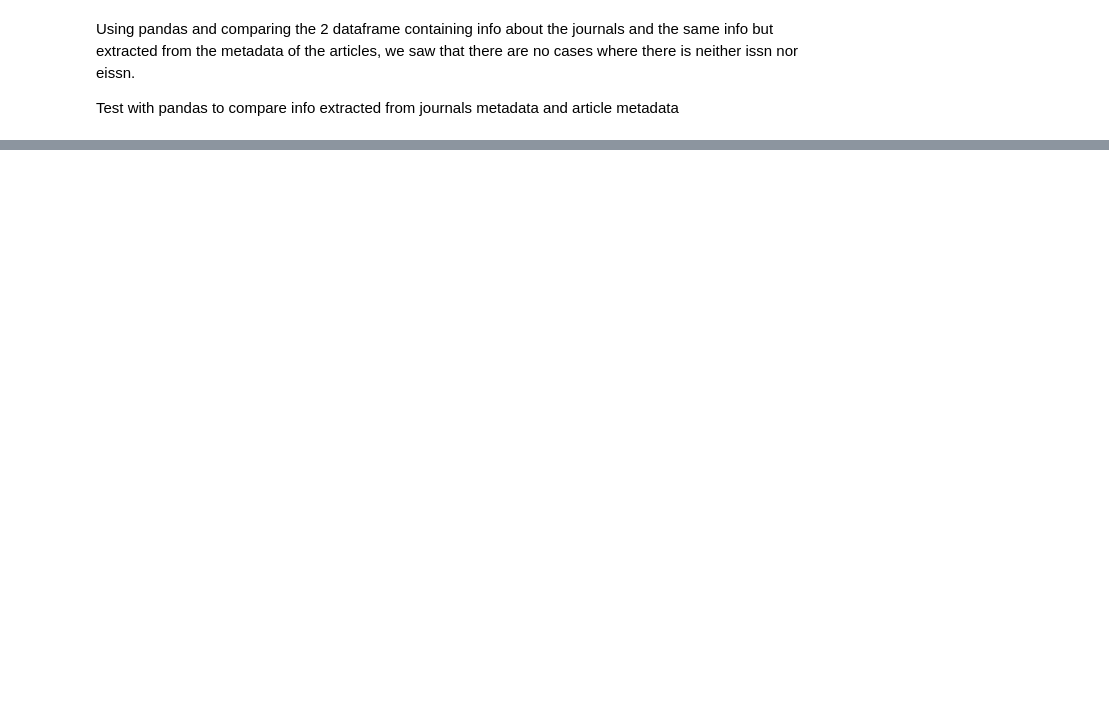
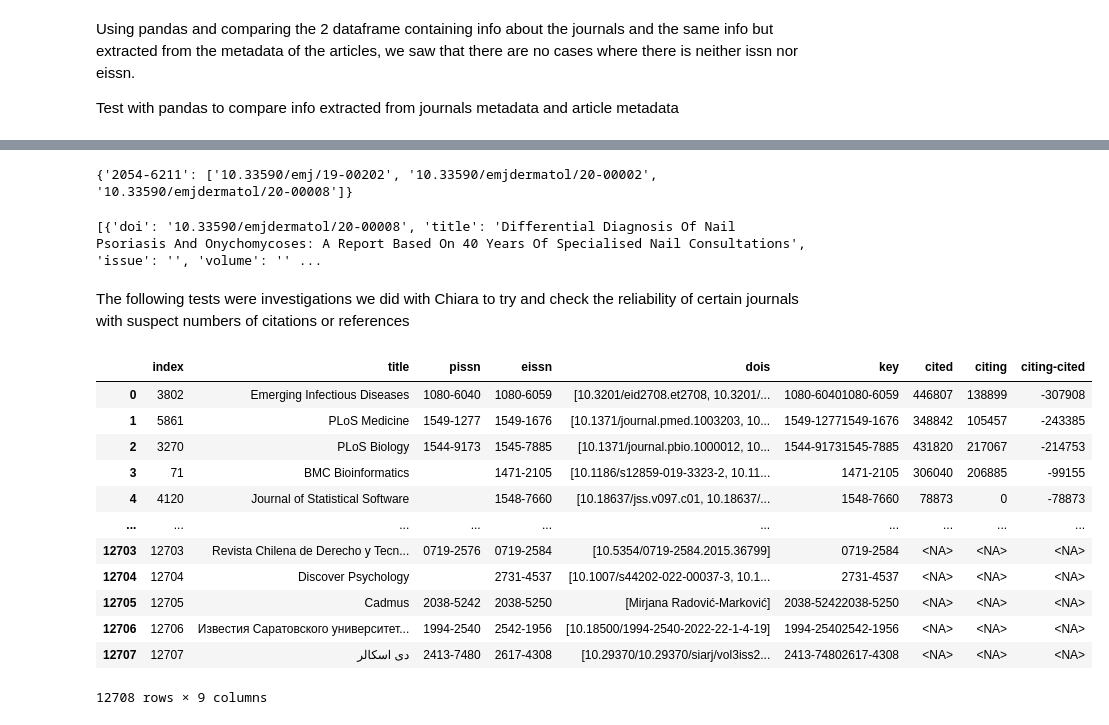
Before and after one commit to open-sci/2021-2022, a Jupyter notebook: docs/DonTLockUp/Constance_notebook.ipynb, the cells around one changed output, grey strips where cells are left out. Drawn from its saved outputs; the diff is of its cells as text; code cells hidden in the pictures; blank space fills up the shorter version.

```diff
--- a/docs/DonTLockUp/Constance_notebook.ipynb
+++ b/docs/DonTLockUp/Constance_notebook.ipynb
@@ -300,0 +340,49 @@ new_df[new_df['_merge'] == 'left_only']
+# %%
+df
+val= df['dois'].loc[df['eissn']=="2054-6211"]
+print(val.to_dict())
+# %% [output]
+{'2054-6211': ['10.33590/emj/19-00202', '10.33590/emjdermatol/20-00002', '10.33590/emjdermatol/20-00008']}
+# %%
+from requests import get
+from json import loads, load, dump
+import logging
+
+logging_level = logging.INFO
+
+logging.basicConfig(format='%(levelname)s: %(message)s.')
+log = logging.getLogger()
+log.setLevel(logging_level)
+
+dois = set()
+coci_query = "https://w3id.org/oc/index/coci/api/v1/metadata/10.33590/emj/19-00202__10.33590/emjdermatol/20-00002__10.33590/emjdermatol/20-00008"
+coci_data = get(coci_query)
+if coci_data.status_code == 200:
+    coci_data.encoding="utf-8"
+
+    data_json = loads(coci_data.text)
+
+    print(data_json)
+# %% [output]
+[{'doi': '10.33590/emjdermatol/20-00008', 'title': 'Differential Diagnosis Of Nail Psoriasis And Onychomycoses: A Report Based On 40 Years Of Specialised Nail Consultations', 'issue': '', 'volume': '' ...
+# %% [markdown]
+The following tests were investigations we did with Chiara to try and check the reliability of certain journals with suspect numbers of citations or references
+# %%
+new_col = new_df
+new_col['citing-cited'] = new_col.apply(lambda x: x.citing-x.cited, axis=1)
+new_col = new_col.sort_values('citing-cited').reset_index()
+new_col
+# %% [output]
+|  | index | title | pissn | eissn | dois | key | cited | citing | citing-cited |
+| 0 | 3802 | Emerging Infectious Diseases | 1080-6040 | 1080-6059 | [10.3201/eid2708.et2708, 10.3201/... | 1080-60401080-6059 | 446807 | 138899 | -307908 |
+| 1 | 5861 | PLoS Medicine | 1549-1277 | 1549-1676 | [10.1371/journal.pmed.1003203, 10... | 1549-12771549-1676 | 348842 | 105457 | -243385 |
+| 2 | 3270 | PLoS Biology | 1544-9173 | 1545-7885 | [10.1371/journal.pbio.1000012, 10... | 1544-91731545-7885 | 431820 | 217067 | -214753 |
+| 3 | 71 | BMC Bioinformatics |  | 1471-2105 | [10.1186/s12859-019-3323-2, 10.11... | 1471-2105 | 306040 | 206885 | -99155 |
+| 4 | 4120 | Journal of Statistical Software |  | 1548-7660 | [10.18637/jss.v097.c01, 10.18637/... | 1548-7660 | 78873 | 0 | -78873 |
+| ... | ... | ... | ... | ... | ... | ... | ... | ... | ... |
+| 12703 | 12703 | Revista Chilena de Derecho y Tecn... | 0719-2576 | 0719-2584 | [10.5354/0719-2584.2015.36799] | 0719-2584 | <NA> | <NA> | <NA> |
+| 12704 | 12704 | Discover Psychology |  | 2731-4537 | [10.1007/s44202-022-00037-3, 10.1... | 2731-4537 | <NA> | <NA> | <NA> |
+| 12705 | 12705 | Cadmus | 2038-5242 | 2038-5250 | [Mirjana Radović-Marković] | 2038-52422038-5250 | <NA> | <NA> | <NA> |
+| 12706 | 12706 | Известия Саратовского университет... | 1994-2540 | 2542-1956 | [10.18500/1994-2540-2022-22-1-4-19] | 1994-25402542-1956 | <NA> | <NA> | <NA> |
+| 12707 | 12707 | دی اسکالر | 2413-7480 | 2617-4308 | [10.29370/10.29370/siarj/vol3iss2... | 2413-74802617-4308 | <NA> | <NA> | <NA> |
+12708 rows × 9 columns
```
Also changed, not shown: parts of 11 cells of this notebook.
